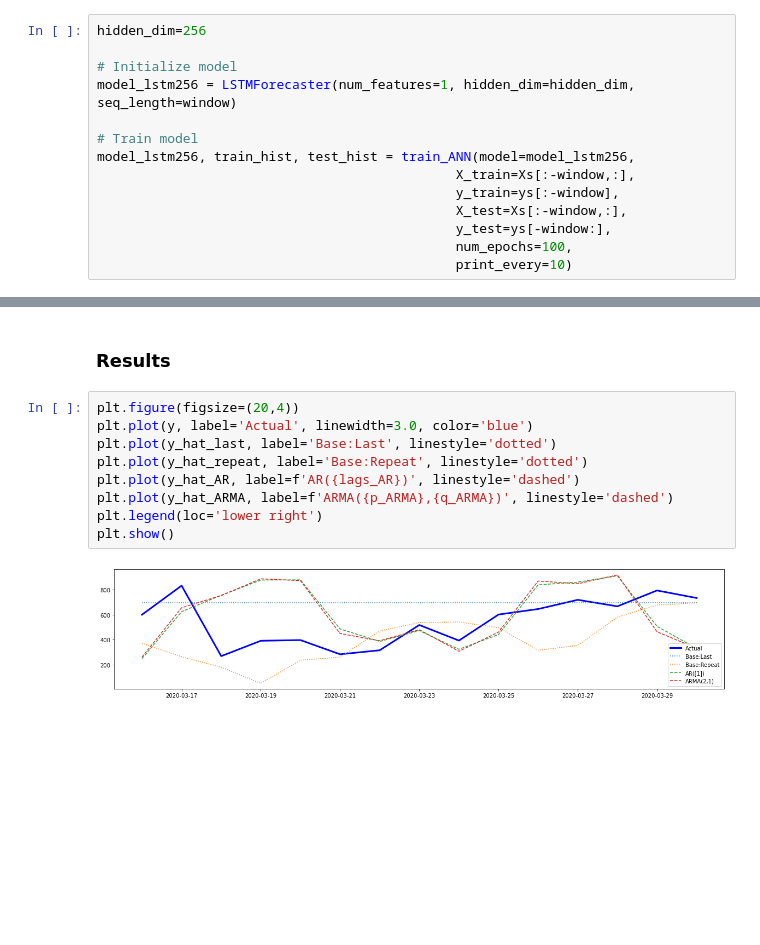
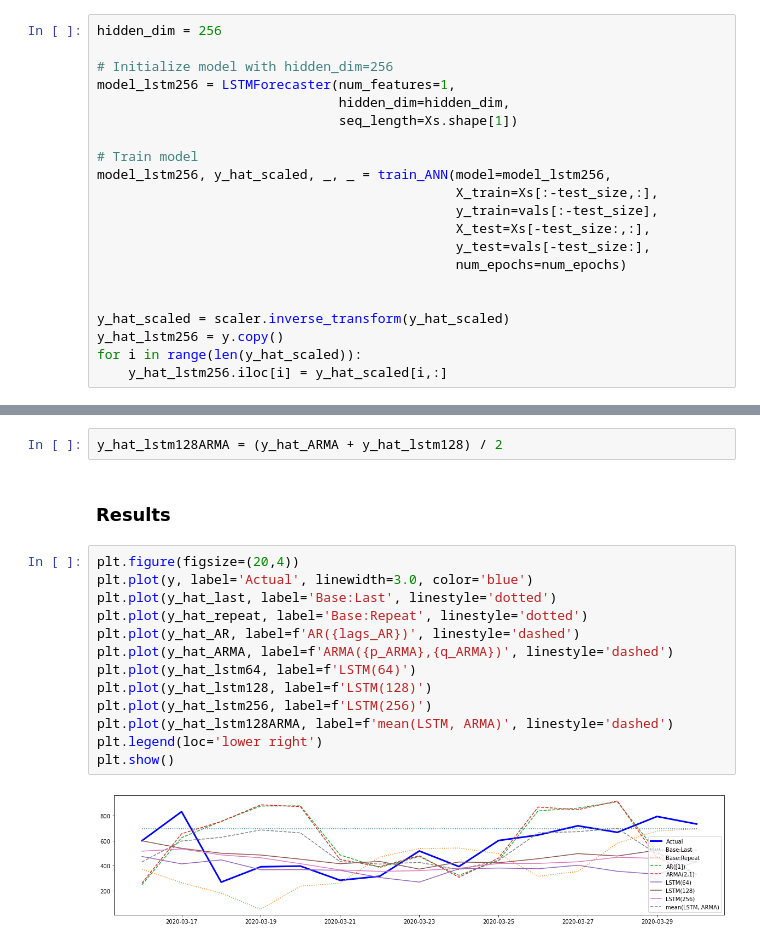
Before and after one commit to functorial/WindPowerForecasting--LSTM-ARMA, a Jupyter notebook: WindEnergyForecasting.ipynb, the cells around one changed output, grey strips where cells are left out. Cells and saved outputs as stored; diff of their text form; blank space fills up the shorter version.

Commit message:
Fix nn, add final tests

```diff
--- a/WindEnergyForecasting.ipynb
+++ b/WindEnergyForecasting.ipynb
@@ -669,14 +729,21 @@ def train_ANN(model, X_train, y_train, X_test=None, y_test=None, num_epochs=60,
 # %%
-hidden_dim=256
+hidden_dim = 256
 
-# Initialize model
-model_lstm256 = LSTMForecaster(num_features=1, hidden_dim=hidden_dim, seq_length=window)
+# Initialize model with hidden_dim=256
+model_lstm256 = LSTMForecaster(num_features=1,
+                               hidden_dim=hidden_dim,
+                               seq_length=Xs.shape[1])
 
 # Train model
-model_lstm256, train_hist, test_hist = train_ANN(model=model_lstm256,
-                                              X_train=Xs[:-window,:],
-                                              y_train=ys[:-window],
-                                              X_test=Xs[:-window,:],
-                                              y_test=ys[-window:],
-                                              num_epochs=100,
-                                              print_every=10)
+model_lstm256, y_hat_scaled, _, _ = train_ANN(model=model_lstm256,
+                                              X_train=Xs[:-test_size,:],
+                                              y_train=vals[:-test_size],
+                                              X_test=Xs[-test_size:,:],
+                                              y_test=vals[-test_size:],
+                                              num_epochs=num_epochs)
+
+
+y_hat_scaled = scaler.inverse_transform(y_hat_scaled)
+y_hat_lstm256 = y.copy()
+for i in range(len(y_hat_scaled)):
+    y_hat_lstm256.iloc[i] = y_hat_scaled[i,:]
@@ -733,19 +806,25 @@ for i in range(15):
     # Update training data with prediction
     X_updated_AR = X_updated_AR.append(y_hat_AR[i:i+1])
     X_updated_ARMA = X_updated_ARMA.append(y_hat_ARMA[i:i+1])
+# %%
+y_hat_lstm128ARMA = (y_hat_ARMA + y_hat_lstm128) / 2
 # %% [markdown]
 ### Results
 # %%
 plt.figure(figsize=(20,4))
 plt.plot(y, label='Actual', linewidth=3.0, color='blue')
 plt.plot(y_hat_last, label='Base:Last', linestyle='dotted')
 plt.plot(y_hat_repeat, label='Base:Repeat', linestyle='dotted')
 plt.plot(y_hat_AR, label=f'AR({lags_AR})', linestyle='dashed')
 plt.plot(y_hat_ARMA, label=f'ARMA({p_ARMA},{q_ARMA})', linestyle='dashed')
+plt.plot(y_hat_lstm64, label=f'LSTM(64)')
+plt.plot(y_hat_lstm128, label=f'LSTM(128)')
+plt.plot(y_hat_lstm256, label=f'LSTM(256)')
+plt.plot(y_hat_lstm128ARMA, label=f'mean(LSTM, ARMA)', linestyle='dashed')
 plt.legend(loc='lower right')
 plt.show()
 # %% [output]
-[figure, old version]
+[figure, new version]
 # %%
 from math import sqrt
 from sklearn.metrics import mean_squared_error
```
Also changed, not shown: parts of 13 cells of this notebook.
